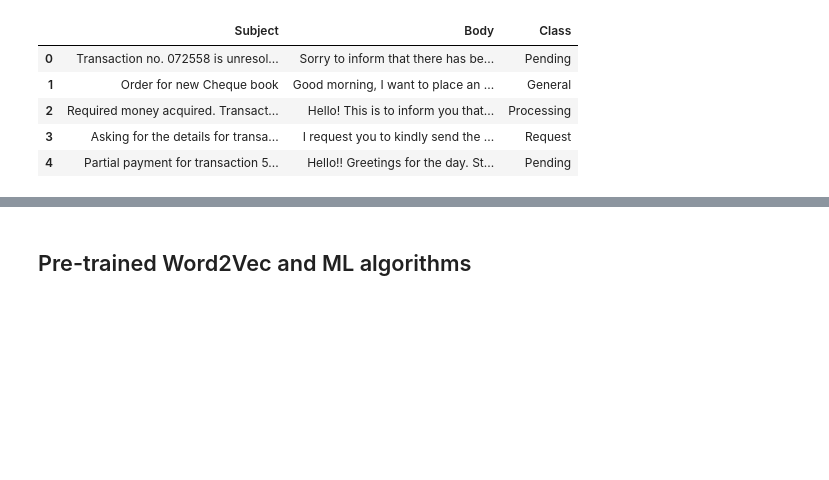
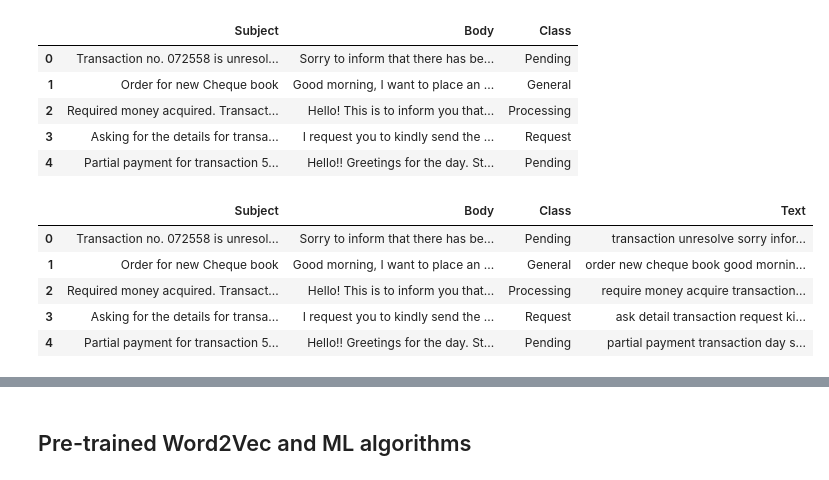
Before and after one commit to ahelii16/SmartEmailTracker, a Jupyter notebook: Word2vec_KNN_model.ipynb, the cells around one changed output, grey strips where cells are left out. Drawn from its saved outputs; the diff is of its cells as text; code cells hidden in the pictures; blank space fills up the shorter version.

```diff
--- a/Word2vec_KNN_model.ipynb
+++ b/Word2vec_KNN_model.ipynb
@@ -88,5 +95,14 @@ df['Text'] = df['Text'].apply(lambda x: get_only_chars(x))
 # %%
 df = df.drop_duplicates('Text')
+# %%
+df.head()
+# %% [output]
+|  | Subject | Body | Class | Text |
+| 0 | Transaction no. 072558 is unresol... | Sorry to inform that there has be... | Pending | transaction unresolve sorry infor... |
+| 1 | Order for new Cheque book | Good morning, I want to place an ... | General | order new cheque book good mornin... |
+| 2 | Required money acquired. Transact... | Hello! This is to inform you that... | Processing | require money acquire transaction... |
+| 3 | Asking for the details for transa... | I request you to kindly send the ... | Request | ask detail transaction request ki... |
+| 4 | Partial payment for transaction 5... | Hello!! Greetings for the day. St... | Pending | partial payment transaction day s... |
 # %%
 # set the by default to :
 
```
Also changed, not shown: parts of 18 cells of this notebook, 1 other file.
